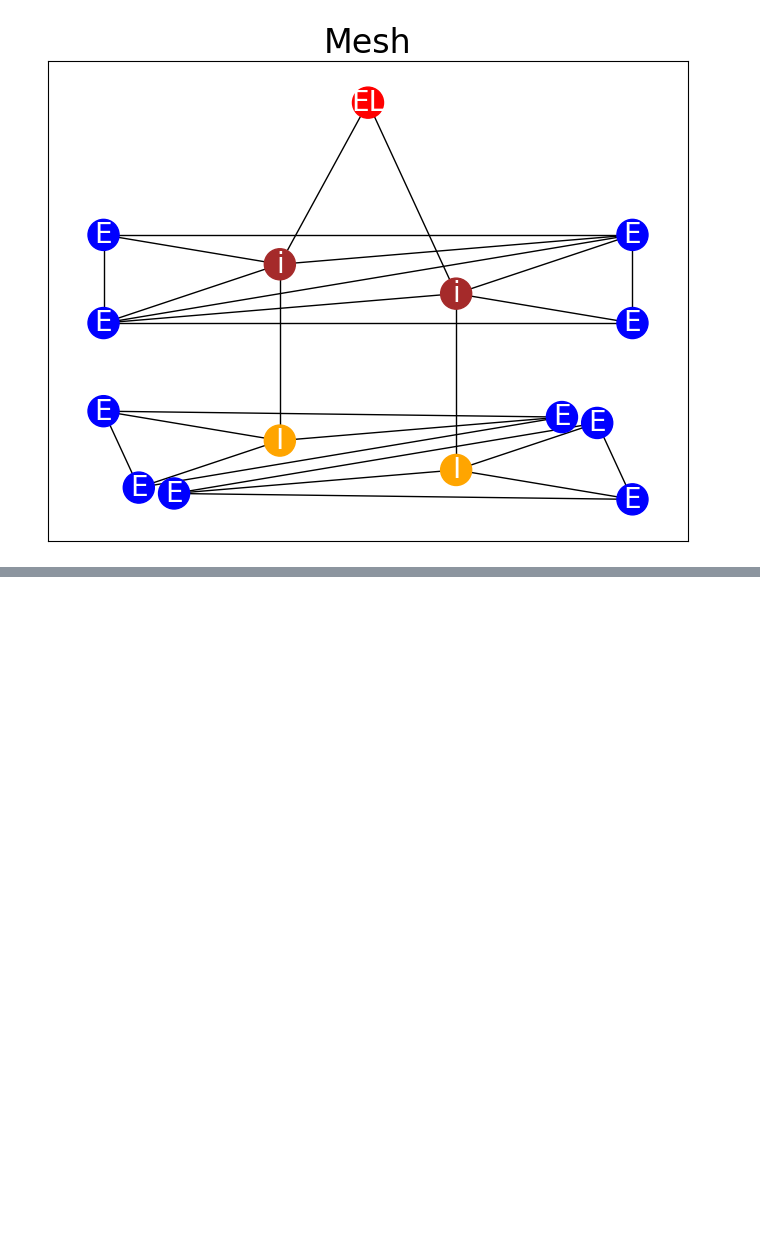
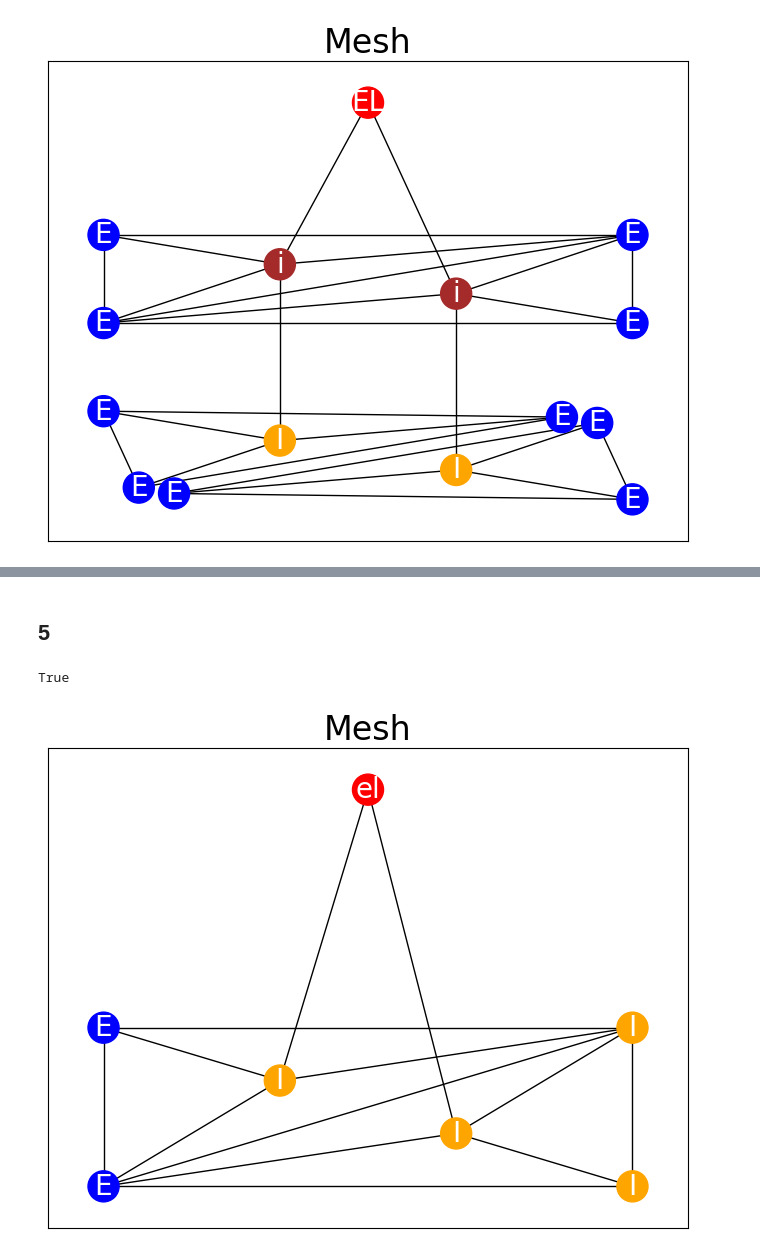
Before and after one commit to GGProjectWed1820/GGProject, a Jupyter notebook: examples/prod9.ipynb, the cells around one changed output, grey strips where cells are left out. Saved outputs shown, nothing was run; the diff lists cells and outputs as text; code cells hidden in the pictures; blank space fills up the shorter version.

```diff
--- a/examples/prod9.ipynb
+++ b/examples/prod9.ipynb
@@ -86,0 +327,2 @@ draw(new_new_graph)
+# %% [markdown]
+## 5
@@ -86,0 +411,6 @@ draw(new_new_graph)
+# %%
+draw(G)
+prod9.find_isomorphic_to_left_side(G) is None
+# %% [output]
+True
+[figure, added]
```
Also changed, not shown: parts of 20 cells of this notebook, 2 other files.
